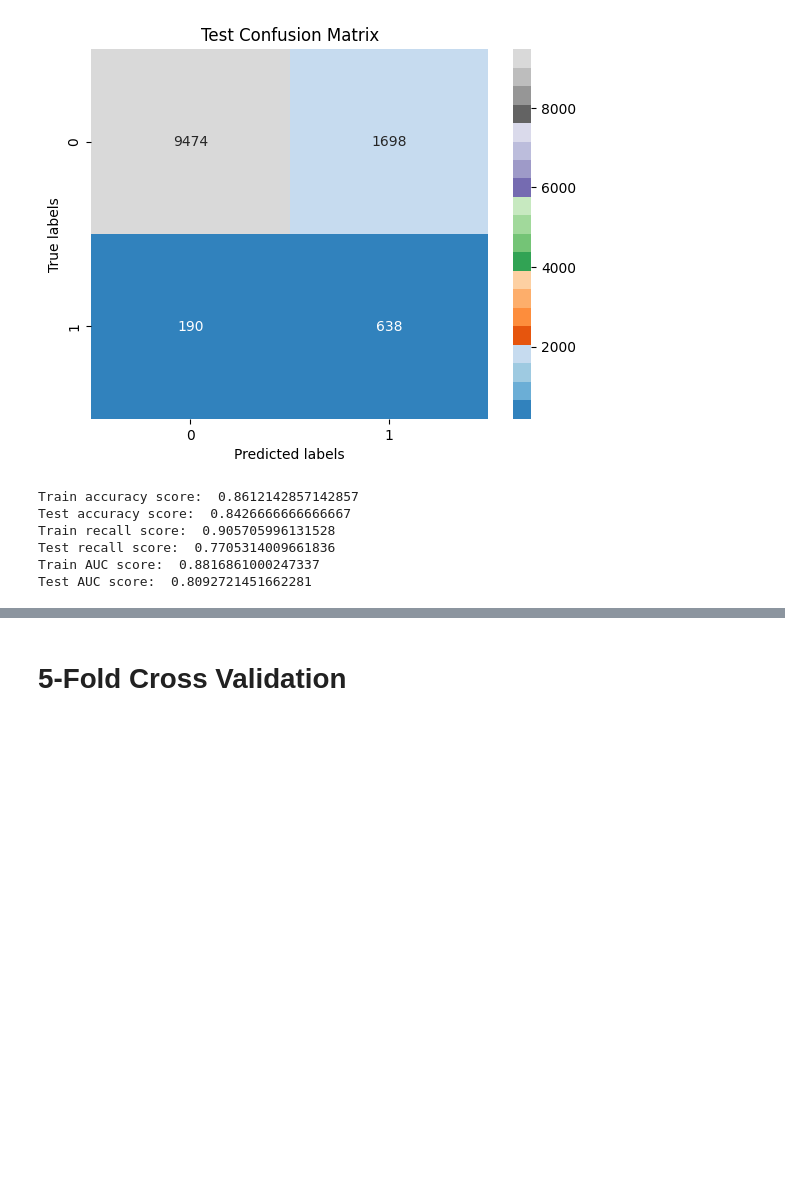
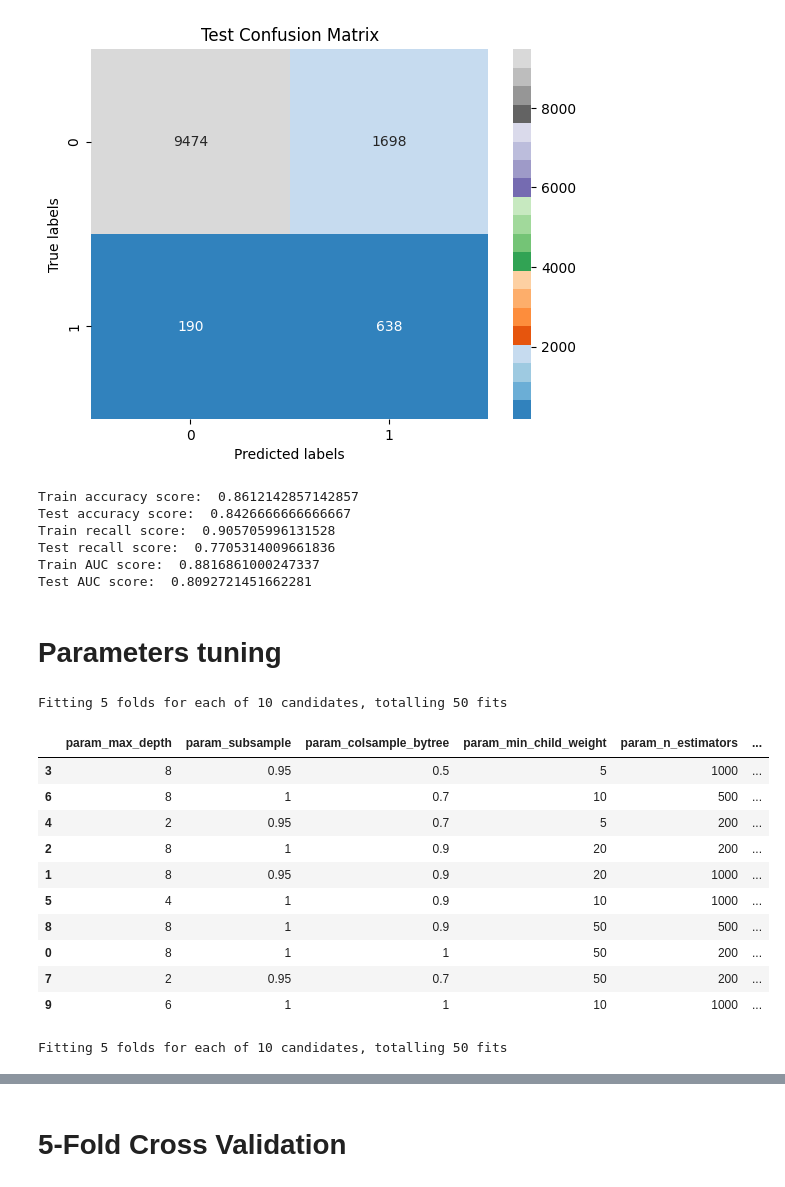
Before and after one commit to Ilvecho/Term-Deposit-Marketing, a Jupyter notebook: P2_notebook.ipynb, the cells around one changed output, grey strips where cells are left out. Saved outputs shown, nothing was run; the diff lists cells and outputs as text; code cells hidden in the pictures; blank space fills up the shorter version.

```diff
--- a/P2_notebook.ipynb
+++ b/P2_notebook.ipynb
@@ -1154,3 +1156,66 @@ Train recall score:  0.905705996131528
 Test recall score:  0.7705314009661836
 Train AUC score:  0.8816861000247337
 Test AUC score:  0.8092721451662281
+# %% [markdown]
+# Parameters tuning
+# %%
+param_grid = {'max_depth': [2, 4, 6, 8],               # default 6
+              'subsample': [0.95, 1],               # default 1
+              'colsample_bytree': [0.5, 0.7, 0.9, 1],   # default 1
+              'min_child_weight': [5, 10, 20, 50],       # default 1
+              'n_estimators': [200, 500, 1000],       # default 100
+              'learning_rate': [0.01, 0.1, 0.3],    # default 0.3
+              'scale_pos_weight': [8, spw, 20],
+              'random_state': [42]}
+# %%
+xgb = xgboost.XGBClassifier()
+clf = model_selection.RandomizedSearchCV(xgb, param_grid, n_iter=10, scoring='accuracy', verbose=1, return_train_score=True, random_state=29)
+clf.fit(X_train, y_train)
+
+cv_results = pd.DataFrame.from_dict(clf.cv_results_)
+# %% [output]
+Fitting 5 folds for each of 10 candidates, totalling 50 fits
+# %%
+col_of_interest = ['param_max_depth',
+                   'param_subsample',
+                   'param_colsample_bytree',
+                   'param_min_child_weight',
+                   'param_n_estimators',
+                   'param_learning_rate',
+                   'param_scale_pos_weight',
+                   'rank_test_score',
+                   'mean_test_score',
+                   'mean_train_score']
+relevant_values = cv_results[col_of_interest]
+relevant_values.sort_values(by=['mean_test_score', 'mean_train_score'], ascending=False)
+# %% [output]
+|  | param_max_depth | param_subsample | param_colsample_bytree | param_min_child_weight | param_n_estimators | ... |
+| 3 | 8 | 0.95 | 0.5 | 5 | 1000 | ... |
+| 6 | 8 | 1 | 0.7 | 10 | 500 | ... |
+| 4 | 2 | 0.95 | 0.7 | 5 | 200 | ... |
+| 2 | 8 | 1 | 0.9 | 20 | 200 | ... |
+| 1 | 8 | 0.95 | 0.9 | 20 | 1000 | ... |
+| 5 | 4 | 1 | 0.9 | 10 | 1000 | ... |
+| 8 | 8 | 1 | 0.9 | 50 | 500 | ... |
+| 0 | 8 | 1 | 1 | 50 | 200 | ... |
+| 7 | 2 | 0.95 | 0.7 | 50 | 200 | ... |
+| 9 | 6 | 1 | 1 | 10 | 1000 | ... |
+# %%
+param_grid = {'reg_lambda': [0, 1, 5],
+              'reg_alpha': [0, 1, 5],
+              'max_depth': [6, 8, 10],
+              'subsample': [0.95, 1],
+              'colsample_bytree': [0.5, 0.7],
+              'min_child_weight': [5, 10],
+              'n_estimators': [500, 700],
+              'learning_rate': [0.01, 0.1, 0.3],
+              'scale_pos_weight': [8, spw, 20],
+              'random_state': [42]}
+
+xgb = xgboost.XGBClassifier()
+clf = model_selection.RandomizedSearchCV(xgb, param_grid, n_iter=10, scoring='accuracy', verbose=1, return_train_score=True, random_state=29)
+clf.fit(X_train, y_train)
+
+cv_results = pd.DataFrame.from_dict(clf.cv_results_)
+# %% [output]
+Fitting 5 folds for each of 10 candidates, totalling 50 fits
```
Also changed, not shown: parts of 13 cells of this notebook.
